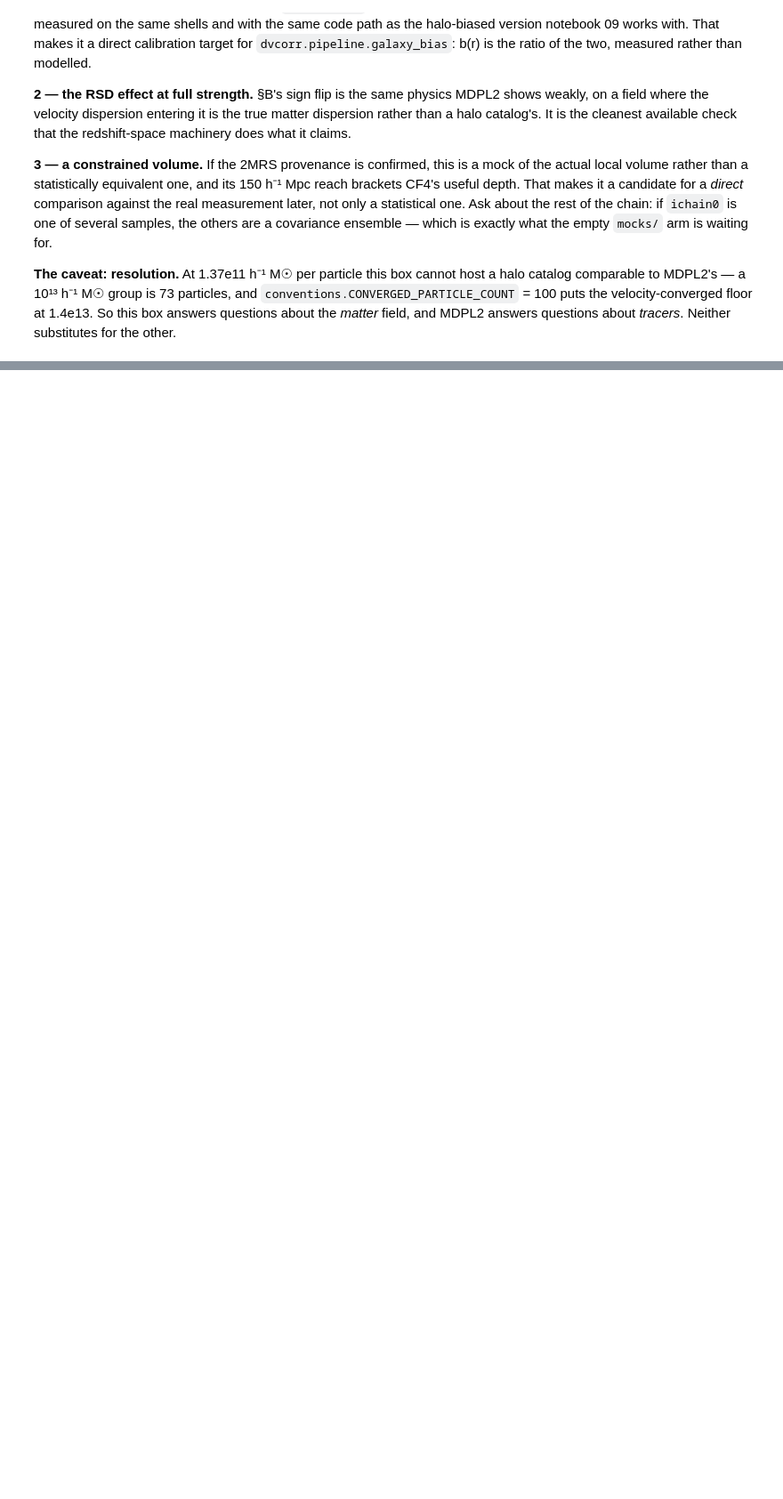
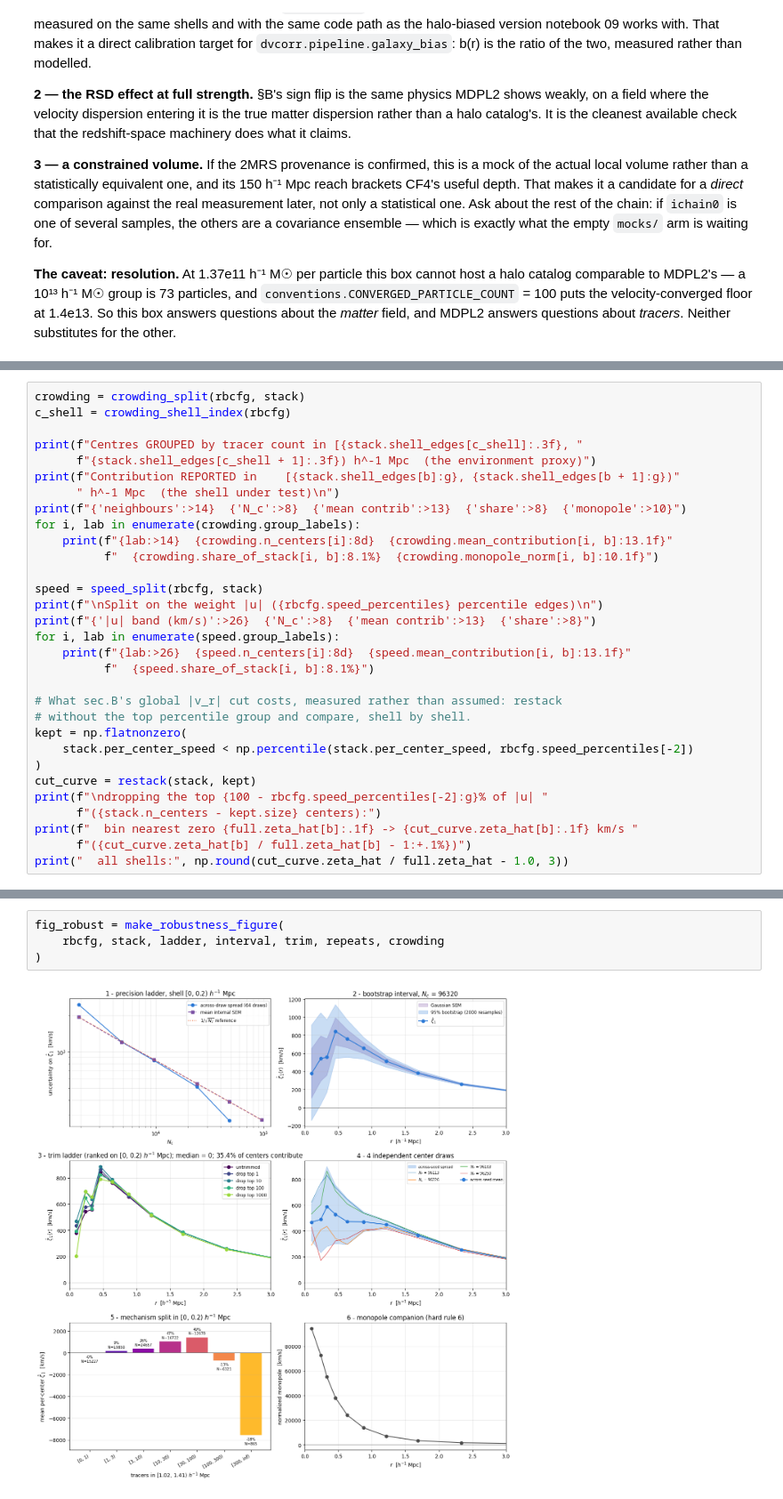
Before and after one commit to ofeke2000/Cross-correlating-Tempel-SDSS-groups-with-Cosmicflows-4-peculiar-velocities, a Jupyter notebook: notebooks/DM_simulation.ipynb, the cells around one changed output, grey strips where cells are left out. Shown at 89% size. Drawn from its saved outputs; the diff is of its cells as text; blank space fills up the shorter version.

Commit message:
added tests near 0 r

```diff
--- a/notebooks/DM_simulation.ipynb
+++ b/notebooks/DM_simulation.ipynb
@@ -828,0 +1338,31 @@ about *tracers*. Neither substitutes for the other.
+# %%
+crowding = crowding_split(rbcfg, stack)
+c_shell = crowding_shell_index(rbcfg)
+
+print(f"Centres GROUPED by tracer count in [{stack.shell_edges[c_shell]:.3f}, "
+      f"{stack.shell_edges[c_shell + 1]:.3f}) h^-1 Mpc  (the environment proxy)")
+print(f"Contribution REPORTED in    [{stack.shell_edges[b]:g}, {stack.shell_edges[b + 1]:g})"
+      " h^-1 Mpc  (the shell under test)\n")
+print(f"{'neighbours':>14}  {'N_c':>8}  {'mean contrib':>13}  {'share':>8}  {'monopole':>10}")
+for i, lab in enumerate(crowding.group_labels):
+    print(f"{lab:>14}  {crowding.n_centers[i]:8d}  {crowding.mean_contribution[i, b]:13.1f}"
+          f"  {crowding.share_of_stack[i, b]:8.1%}  {crowding.monopole_norm[i, b]:10.1f}")
+
+speed = speed_split(rbcfg, stack)
+print(f"\nSplit on the weight |u| ({rbcfg.speed_percentiles} percentile edges)\n")
+print(f"{'|u| band (km/s)':>26}  {'N_c':>8}  {'mean contrib':>13}  {'share':>8}")
+for i, lab in enumerate(speed.group_labels):
+    print(f"{lab:>26}  {speed.n_centers[i]:8d}  {speed.mean_contribution[i, b]:13.1f}"
+          f"  {speed.share_of_stack[i, b]:8.1%}")
+
+# What sec.B's global |v_r| cut costs, measured rather than assumed: restack
+# without the top percentile group and compare, shell by shell.
+kept = np.flatnonzero(
+    stack.per_center_speed < np.percentile(stack.per_center_speed, rbcfg.speed_percentiles[-2])
+)
+cut_curve = restack(stack, kept)
+print(f"\ndropping the top {100 - rbcfg.speed_percentiles[-2]:g}% of |u| "
+      f"({stack.n_centers - kept.size} centers):")
+print(f"  bin nearest zero {full.zeta_hat[b]:.1f} -> {cut_curve.zeta_hat[b]:.1f} km/s "
+      f"({cut_curve.zeta_hat[b] / full.zeta_hat[b] - 1:+.1%})")
+print("  all shells:", np.round(cut_curve.zeta_hat / full.zeta_hat - 1.0, 3))
@@ -828,0 +1407,6 @@ about *tracers*. Neither substitutes for the other.
+# %%
+fig_robust = make_robustness_figure(
+    rbcfg, stack, ladder, interval, trim, repeats, crowding
+)
+# %% [output]
+[figure, added]
```
Also changed, not shown: parts of 24 cells of this notebook, 8 other files.
